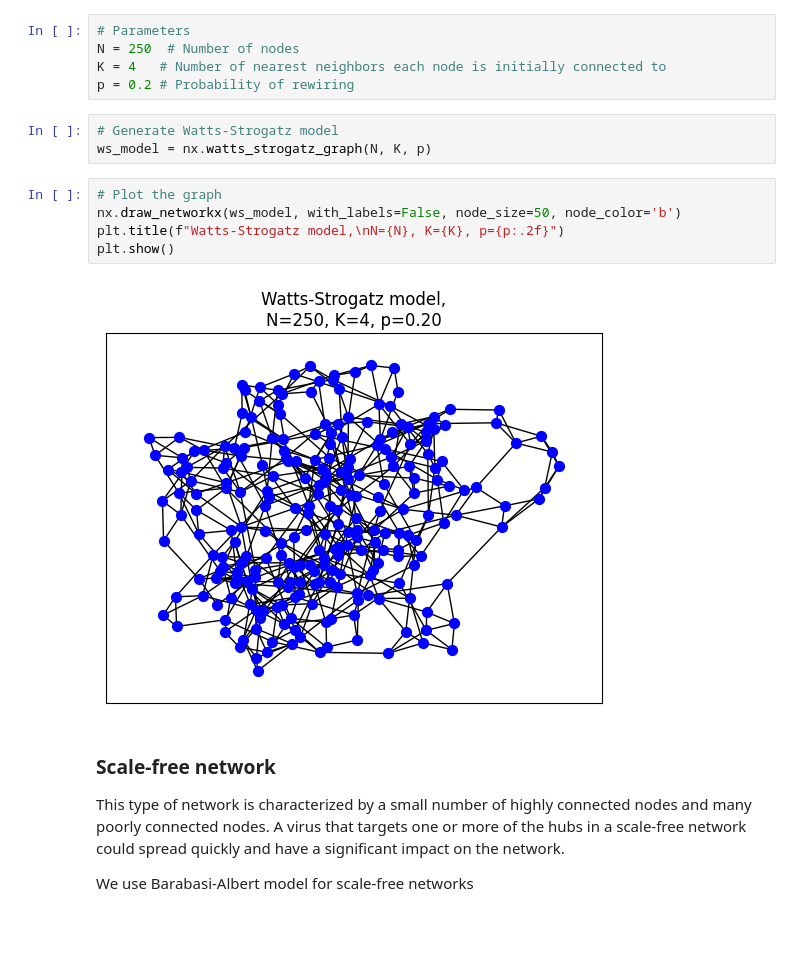
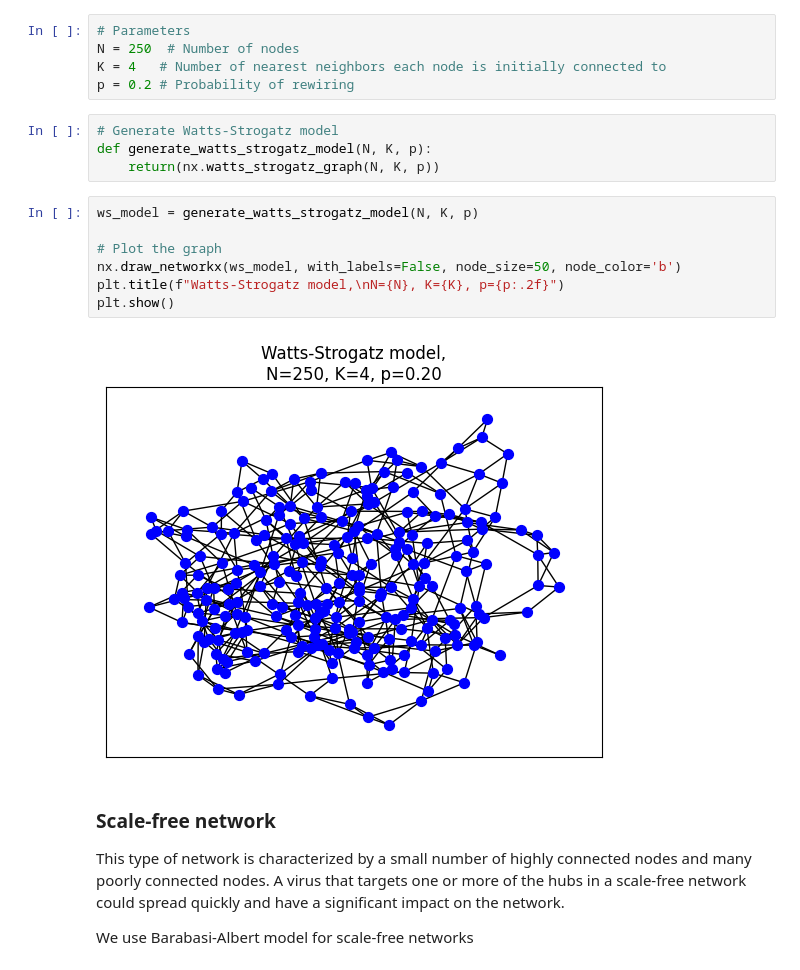
Before and after one commit to CopyKittyCode/sna_benchmarking, a Jupyter notebook: src/sna_benchmark.ipynb, the cells around one changed output. Saved outputs shown, nothing was run; the diff lists cells and outputs as text; blank space fills up the shorter version.

```diff
--- a/src/sna_benchmark.ipynb
+++ b/src/sna_benchmark.ipynb
@@ -28,14 +28,17 @@ K = 4   # Number of nearest neighbors each node is initially connected to
 p = 0.2 # Probability of rewiring
 # %%
 # Generate Watts-Strogatz model
-ws_model = nx.watts_strogatz_graph(N, K, p)
+def generate_watts_strogatz_model(N, K, p):
+    return(nx.watts_strogatz_graph(N, K, p))
 # %%
+ws_model = generate_watts_strogatz_model(N, K, p)
+
 # Plot the graph
 nx.draw_networkx(ws_model, with_labels=False, node_size=50, node_color='b')
 plt.title(f"Watts-Strogatz model,\nN={N}, K={K}, p={p:.2f}")
 plt.show()
 # %% [output]
-[figure, old version]
+[figure, new version]
 # %% [markdown]
 ### Scale-free network
 
```
Also changed, not shown: parts of 15 cells of this notebook.
